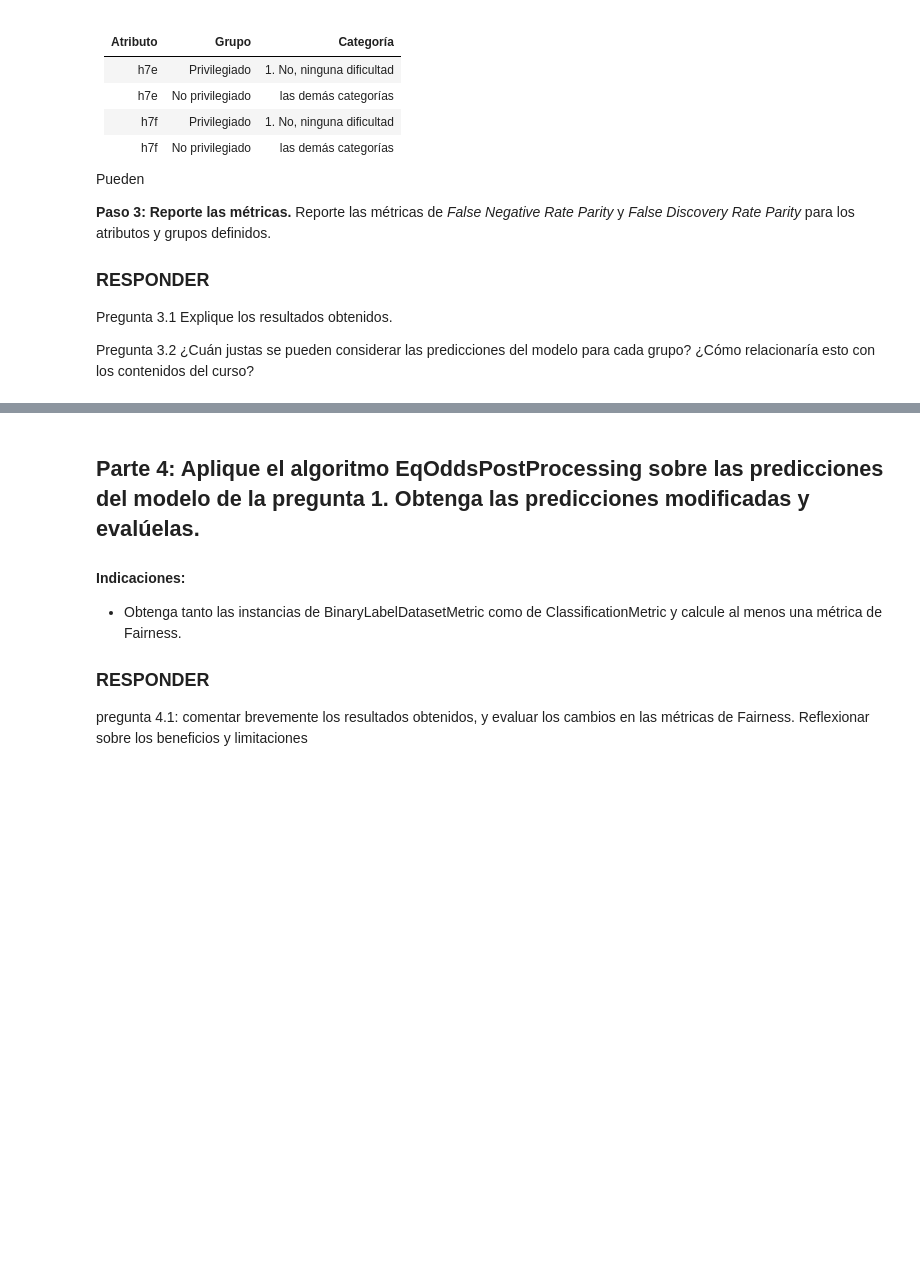
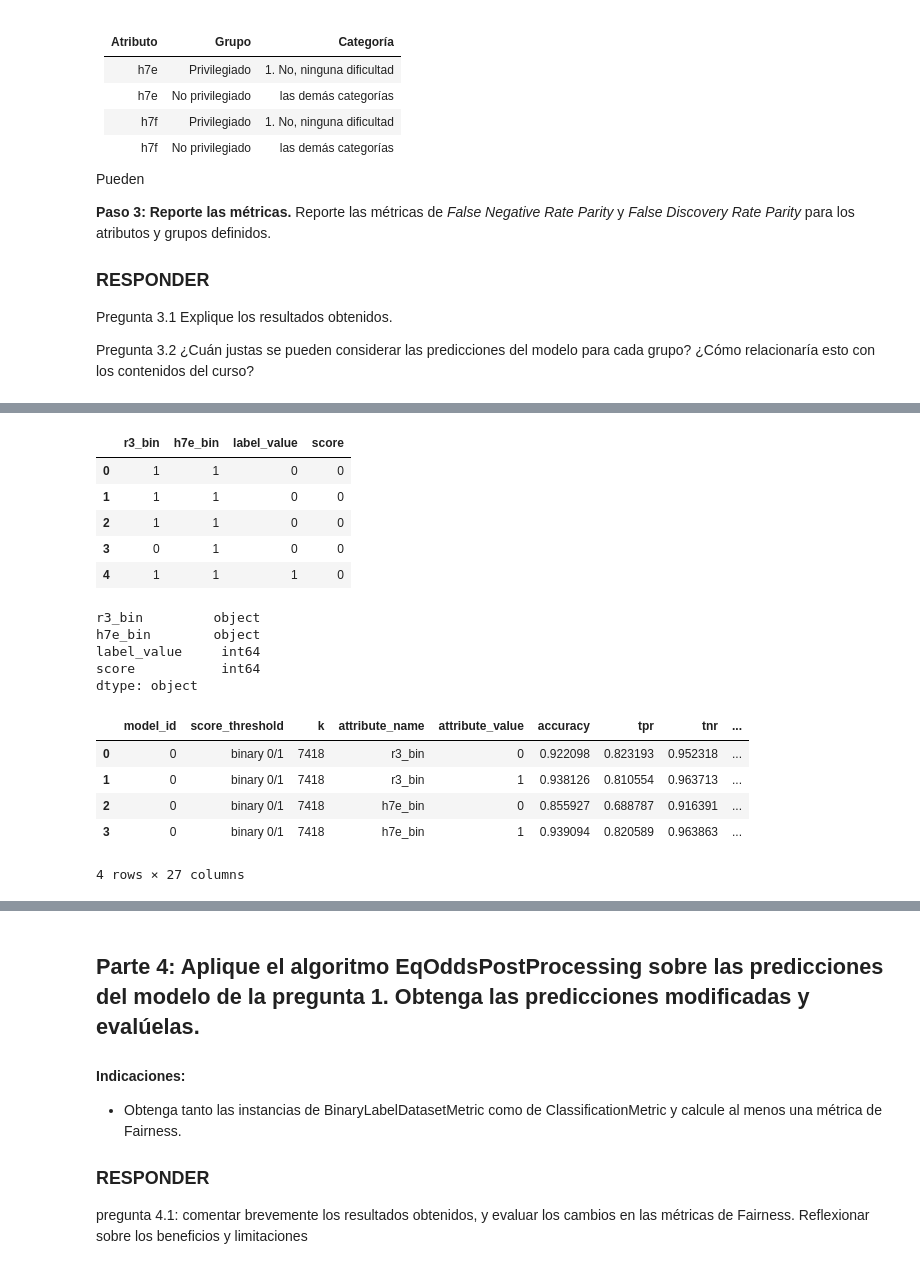
Before and after one commit to SergioHdezDC/Taller_ETI195_Casen2024, a Jupyter notebook: TallerSumativo_2_Casen.ipynb, the cells around one changed output, grey strips where cells are left out. Cells and saved outputs as stored; diff of their text form; code cells hidden in the pictures; blank space fills up the shorter version.

```diff
--- a/TallerSumativo_2_Casen.ipynb
+++ b/TallerSumativo_2_Casen.ipynb
@@ -488,0 +578,37 @@ Pregunta 3.2 ¿Cuán justas se pueden considerar las predicciones del modelo par
+# %%
+aequitas_df = pd.DataFrame({
+    "r3_bin": fairness_df["r3_bin"].astype(str).values,
+    "h7e_bin": fairness_df["h7e_bin"].astype(str).values,
+    "label_value": y_test.values.astype(int),
+    "score": y_pred.astype(int)
+})
+
+display(aequitas_df.head())
+
+display(aequitas_df.dtypes)
+
+group = Group()
+
+xtab, _ = group.get_crosstabs(
+    aequitas_df
+)
+
+xtab
+# %% [output]
+|  | r3_bin | h7e_bin | label_value | score |
+| 0 | 1 | 1 | 0 | 0 |
+| 1 | 1 | 1 | 0 | 0 |
+| 2 | 1 | 1 | 0 | 0 |
+| 3 | 0 | 1 | 0 | 0 |
+| 4 | 1 | 1 | 1 | 0 |
+r3_bin         object
+h7e_bin        object
+label_value     int64
+score           int64
+dtype: object
+|  | model_id | score_threshold | k | attribute_name | attribute_value | accuracy | tpr | tnr | ... |
+| 0 | 0 | binary 0/1 | 7418 | r3_bin | 0 | 0.922098 | 0.823193 | 0.952318 | ... |
+| 1 | 0 | binary 0/1 | 7418 | r3_bin | 1 | 0.938126 | 0.810554 | 0.963713 | ... |
+| 2 | 0 | binary 0/1 | 7418 | h7e_bin | 0 | 0.855927 | 0.688787 | 0.916391 | ... |
+| 3 | 0 | binary 0/1 | 7418 | h7e_bin | 1 | 0.939094 | 0.820589 | 0.963863 | ... |
+4 rows × 27 columns
```
Also changed, not shown: parts of 7 cells of this notebook.
